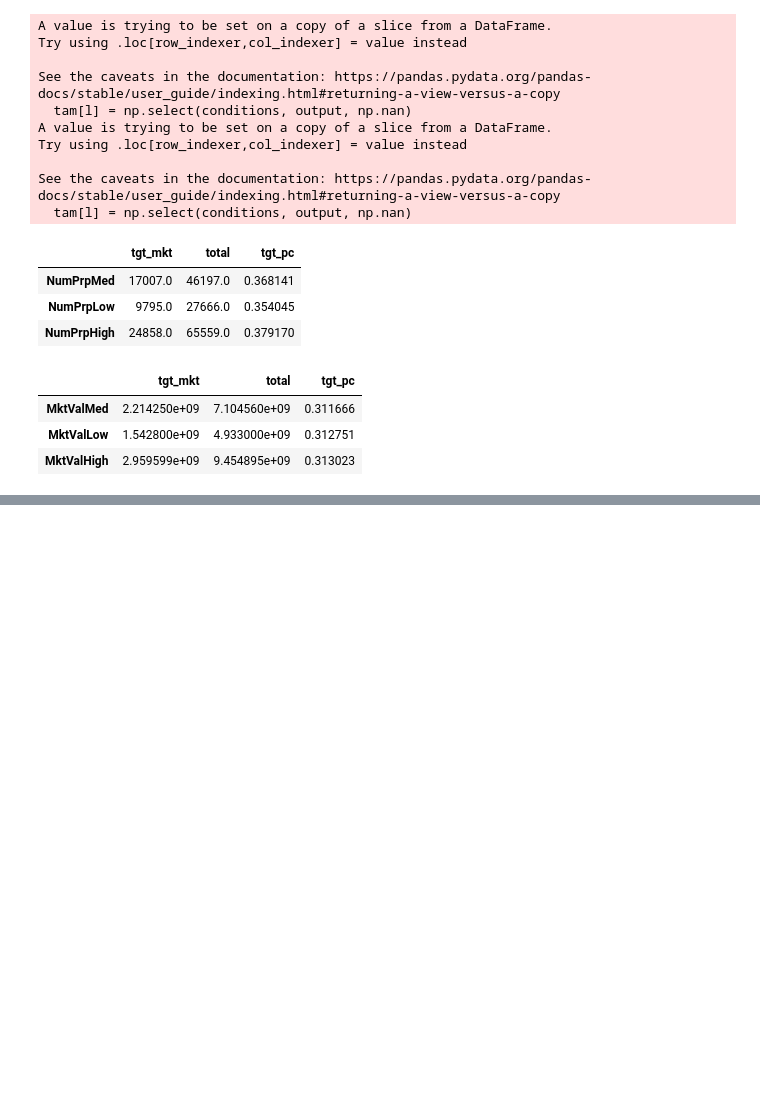
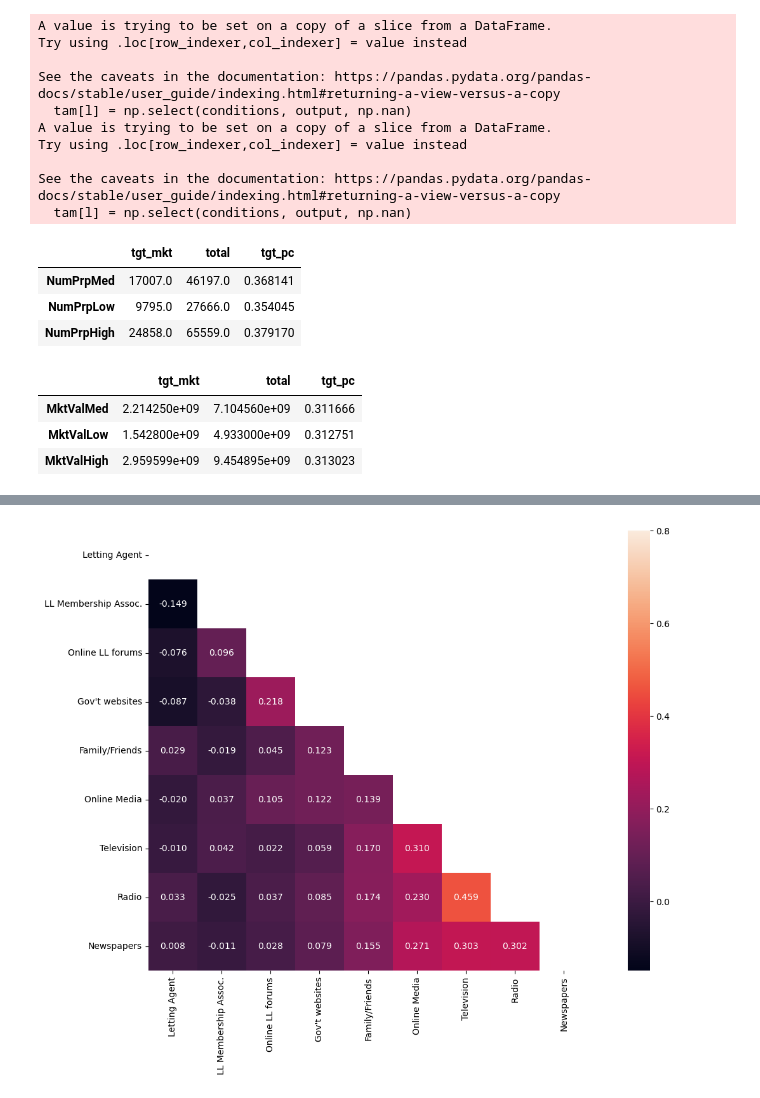
Before and after one commit to sam-hatley/landlord-data, a Jupyter notebook: exploration.ipynb, the cells around one changed output, grey strips where cells are left out. Cells and saved outputs as stored; diff of their text form; code cells hidden in the pictures; blank space fills up the shorter version.

```diff
--- a/exploration.ipynb
+++ b/exploration.ipynb
@@ -633,0 +636,28 @@ prp_df
+# %%
+mkt_inf = tgt_mkt[[
+        "LLInfo01", # Where info: Letting Agent
+        "LLInfo02", # Where info: LL membership ass. or org
+        "LLInfo03", # Where info: Online landlord forums/websites
+        "LLInfo04", # Where info: Gov't websites
+        "LLInfo05", # Where info: Family/friends
+        "LLInfo06", # Where info: Online media
+        "LLInfo07", # Where info: TV
+        "LLInfo08", # Where info: Radio
+        "LLInfo09", # Where info: Newspapers
+]]
+
+mkt_inf.columns = [
+    "Letting Agent",
+    "LL Membership Assoc.",
+    "Online LL forums",
+    "Gov't websites",
+    "Family/Friends",
+    "Online Media",
+    "Television",
+    "Radio",
+    "Newspapers"
+]
+
+mkt_inf.replace(('Yes', 'No'), (True, False), inplace=True)
+mkt_inf = mkt_inf.astype(bool)
+mkt_inf.dtypes
@@ -633,0 +679,14 @@ prp_df
+# %%
+import seaborn as sns
+from matplotlib import pyplot as plt
+
+corrmat = mkt_inf.corr()
+f, ax = plt.subplots(figsize=(16, 9))
+
+# Get rid of upper portion
+mask = np.triu(np.ones_like(corrmat, dtype=bool))
+
+sns.heatmap(corrmat, vmax=.8, square=True,
+            annot=True, fmt='.3f', mask=mask);
+# %% [output]
+[figure, added]
```
Also changed, not shown: parts of 5 cells of this notebook.
